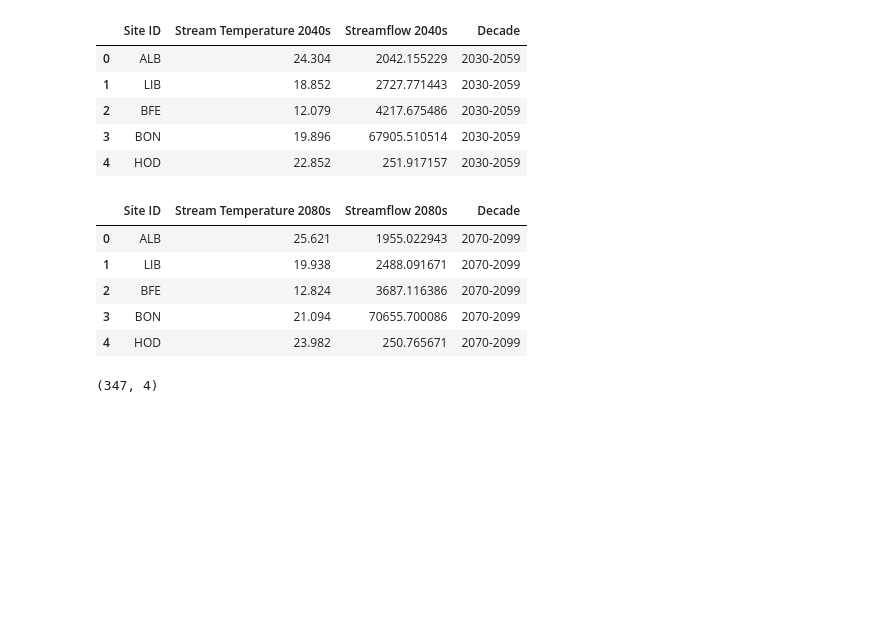
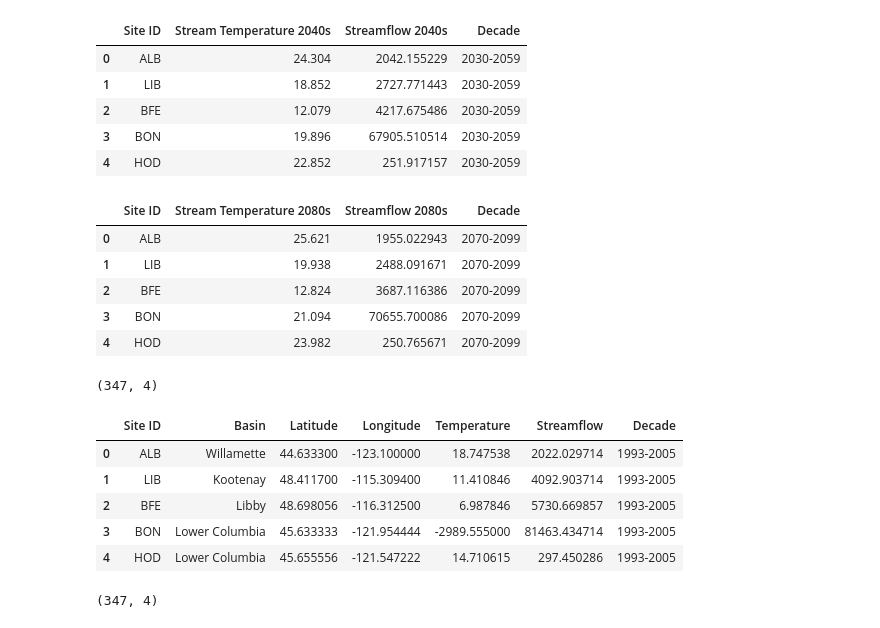
Before and after one commit to UWSEDS-aut17/uwseds-group-nw-climate-crew, a Jupyter notebook: futurefish/model/FishMod.ipynb, the cells around one changed output. Cells and saved outputs as stored; diff of their text form; code cells hidden in the pictures; blank space fills up the shorter version.

```diff
--- a/futurefish/model/FishMod.ipynb
+++ b/futurefish/model/FishMod.ipynb
@@ -63,3 +63,7 @@ data_wea.head()
 # %%
+data_wea00 = data_wea.ix[:,["Site ID", "Stream Temperature Historical", "Streamflow Historical"]]
 data_wea40 = data_wea.ix[:,["Site ID", "Stream Temperature 2040s", "Streamflow 2040s"]]
 data_wea80 = data_wea.ix[:,["Site ID", "Stream Temperature 2080s", "Streamflow 2080s"]]
+# %%
+data_wea00 = data_wea00.assign(Decade='1993-2005')
+data_wea00.head()
@@ -84,8 +95,23 @@ data_wea80.head()
 | 3 | BON | 21.094 | 70655.700086 | 2070-2099 |
 | 4 | HOD | 23.982 | 250.765671 | 2070-2099 |
 # %%
+data_wea00.columns = ["Site ID", "Temperature", "Streamflow", "Decade"]
 data_wea40.columns = ["Site ID", "Temperature", "Streamflow", "Decade"]
 data_wea80.columns = ["Site ID", "Temperature", "Streamflow", "Decade"]
+# %%
+data_wea00.shape
+# %% [output]
+(347, 4)
+# %%
+data_wea00 = pd.merge(data_latlon, data_wea00)
+data_wea00.head()
+# %% [output]
+|  | Site ID | Basin | Latitude | Longitude | Temperature | Streamflow | Decade |
+| 0 | ALB | Willamette | 44.633300 | -123.100000 | 18.747538 | 2022.029714 | 1993-2005 |
+| 1 | LIB | Kootenay | 48.411700 | -115.309400 | 11.410846 | 4092.903714 | 1993-2005 |
+| 2 | BFE | Libby | 48.698056 | -116.312500 | 6.987846 | 5730.669857 | 1993-2005 |
+| 3 | BON | Lower Columbia | 45.633333 | -121.954444 | -2989.555000 | 81463.434714 | 1993-2005 |
+| 4 | HOD | Lower Columbia | 45.655556 | -121.547222 | 14.710615 | 297.450286 | 1993-2005 |
 # %%
 data_wea40.shape
 # %% [output]
```
Also changed, not shown: parts of 14 cells of this notebook, 3 other files.
